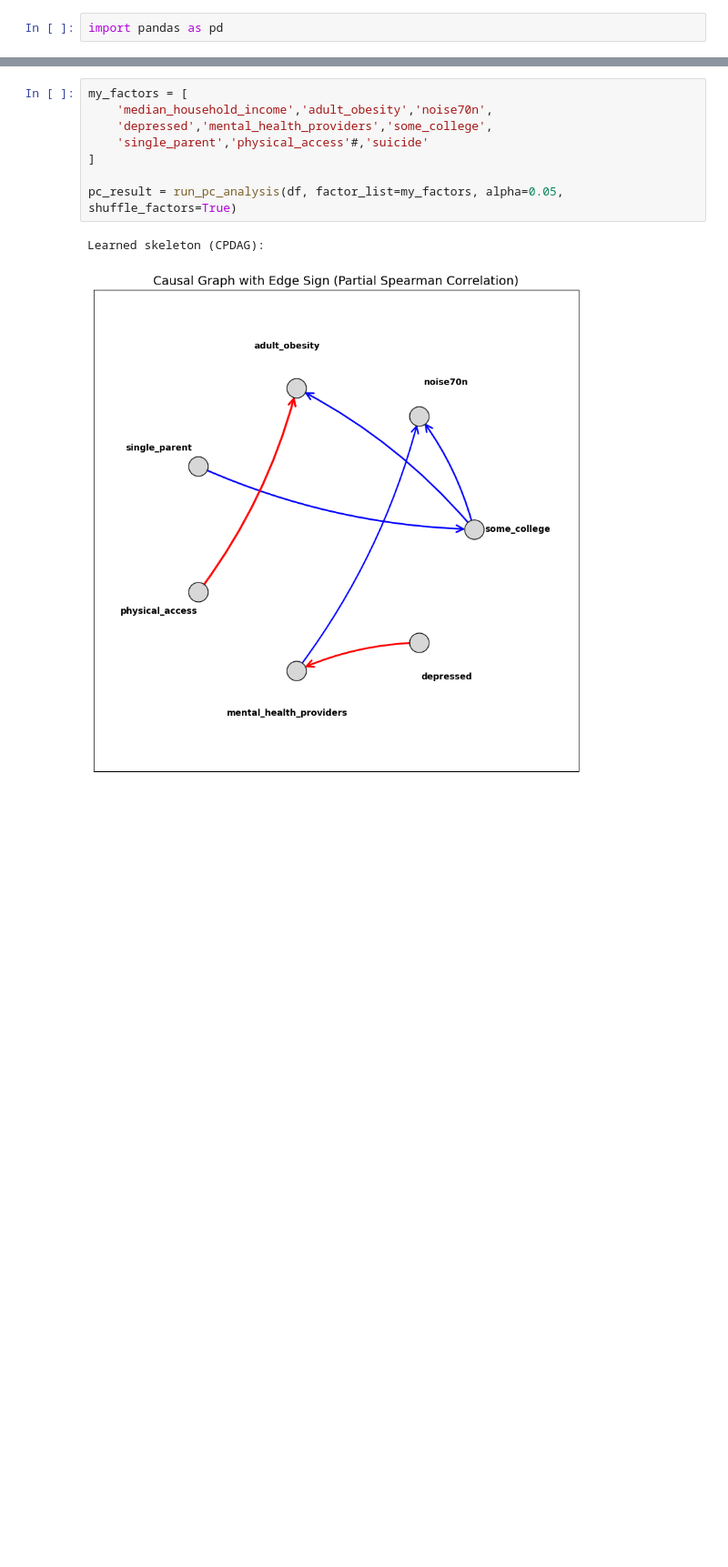
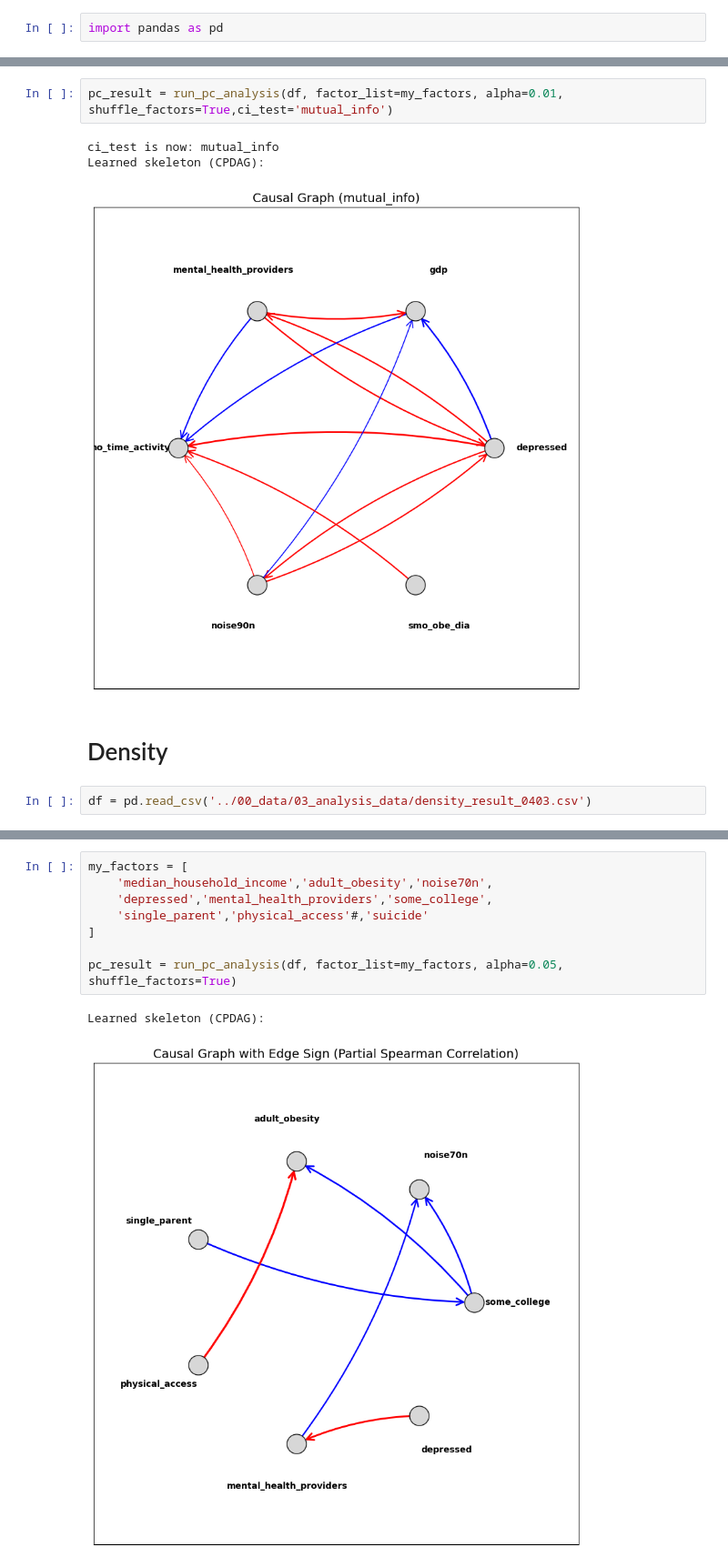
Before and after one commit to ljyyyy120/Captone_depression, a Jupyter notebook: 02_data_analysis/try.ipynb, the cells around one changed output, grey strips where cells are left out. Shown at 91% size. Drawn from its saved outputs; the diff is of its cells as text; blank space fills up the shorter version.

```diff
--- a/02_data_analysis/try.ipynb
+++ b/02_data_analysis/try.ipynb
@@ -134,0 +179,10 @@ array(['adult_obesity', 'adult_smoking',
+# %%
+pc_result = run_pc_analysis(df, factor_list=my_factors, alpha=0.01, shuffle_factors=True,ci_test='mutual_info')
+# %% [output]
+ci_test is now: mutual_info
+Learned skeleton (CPDAG):
+[figure, added]
+# %% [markdown]
+# Density
+# %%
+df = pd.read_csv('../00_data/03_analysis_data/density_result_0403.csv')
```
Also changed, not shown: parts of 16 cells of this notebook, 1 other file.
